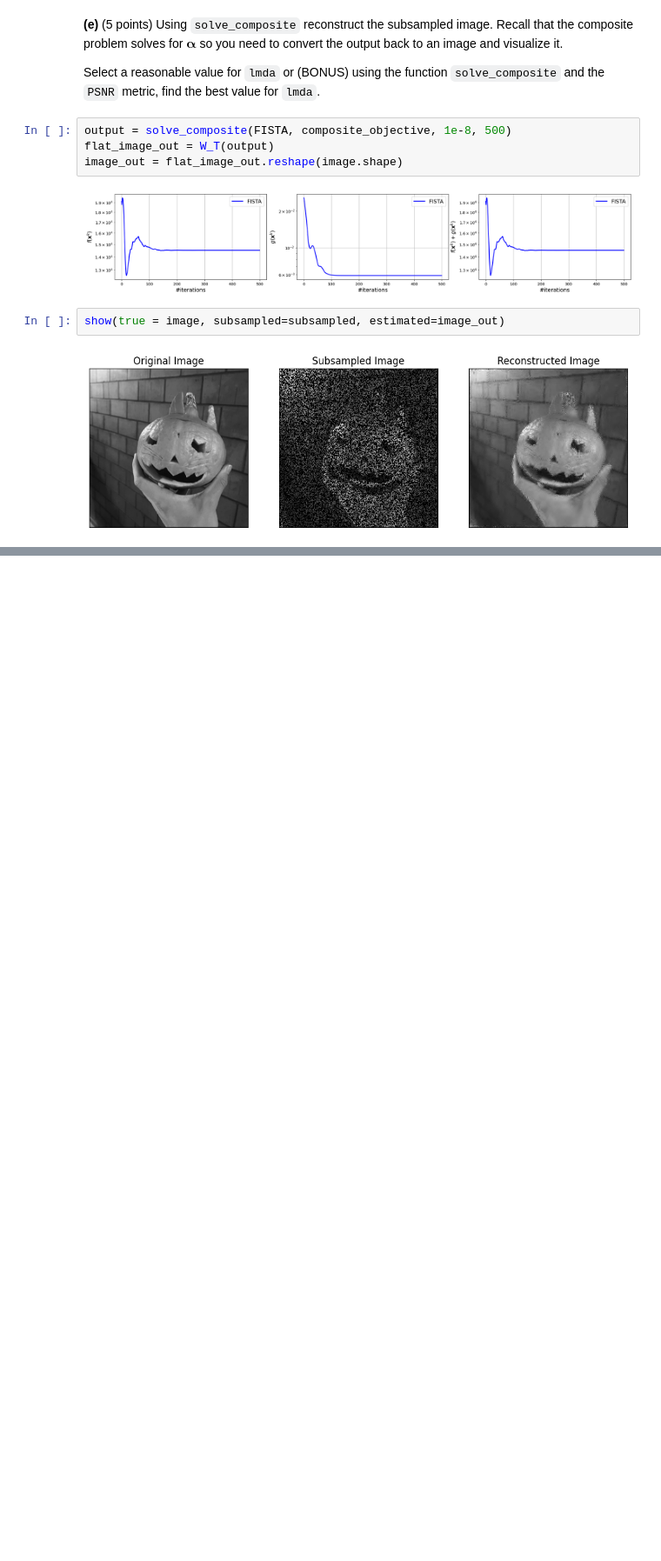
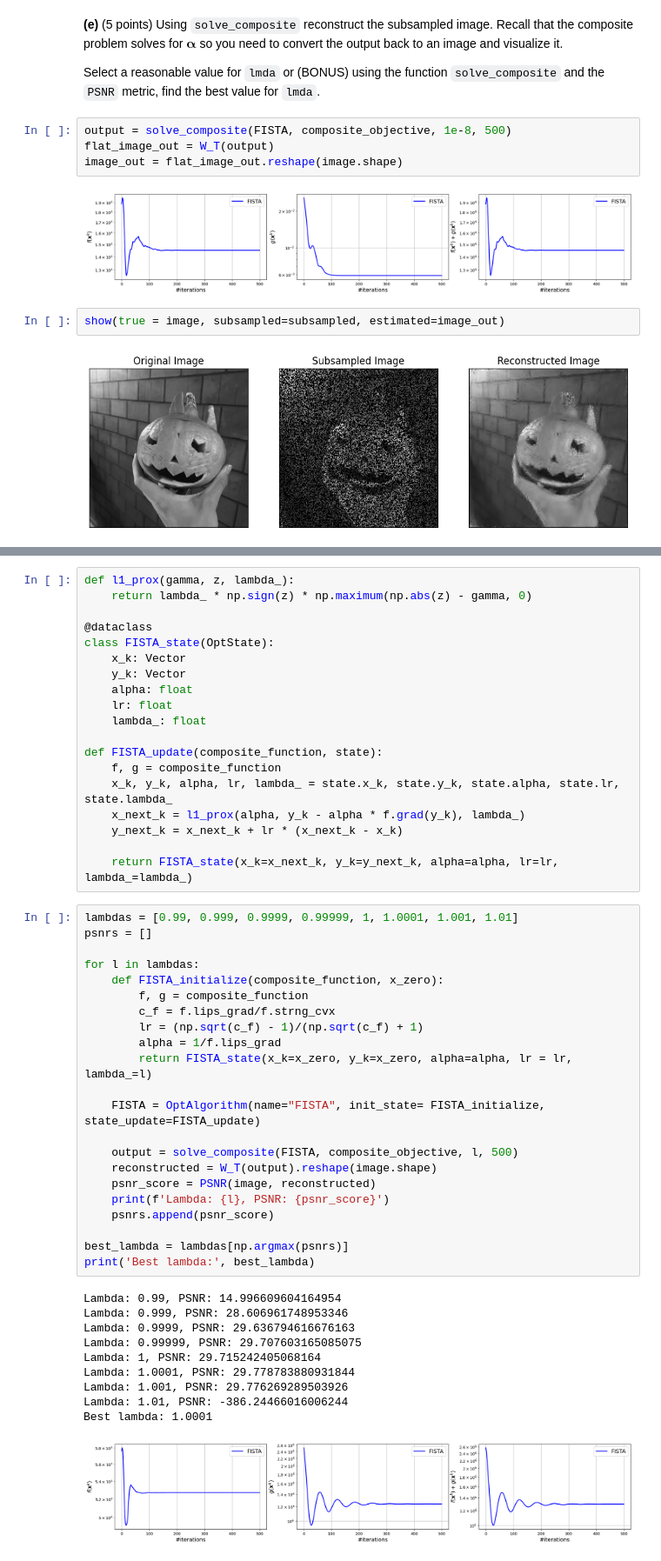
Before and after one commit to CarlOwOs/ee556-hw1, a Jupyter notebook: Part 4 - Proximal methods.ipynb, the cells around one changed output, grey strips where cells are left out. Shown at 87% size. Drawn from its saved outputs; the diff is of its cells as text; blank space fills up the shorter version.

Commit message:
Part 4: Added search of lambda argmax PSNR

```diff
--- a/Part 4 - Proximal methods.ipynb
+++ b/Part 4 - Proximal methods.ipynb
@@ -368,0 +347,52 @@ np.float64(0.0001)
+# %%
+def l1_prox(gamma, z, lambda_):
+    return lambda_ * np.sign(z) * np.maximum(np.abs(z) - gamma, 0)
+
+@dataclass
+class FISTA_state(OptState):
+    x_k: Vector
+    y_k: Vector
+    alpha: float
+    lr: float
+    lambda_: float
+
+def FISTA_update(composite_function, state):
+    f, g = composite_function
+    x_k, y_k, alpha, lr, lambda_ = state.x_k, state.y_k, state.alpha, state.lr, state.lambda_
+    x_next_k = l1_prox(alpha, y_k - alpha * f.grad(y_k), lambda_)
+    y_next_k = x_next_k + lr * (x_next_k - x_k)
+
+    return FISTA_state(x_k=x_next_k, y_k=y_next_k, alpha=alpha, lr=lr, lambda_=lambda_)
+# %%
+lambdas = [0.99, 0.999, 0.9999, 0.99999, 1, 1.0001, 1.001, 1.01]
+psnrs = []
+
+for l in lambdas:
+    def FISTA_initialize(composite_function, x_zero):
+        f, g = composite_function
+        c_f = f.lips_grad/f.strng_cvx
+        lr = (np.sqrt(c_f) - 1)/(np.sqrt(c_f) + 1)
+        alpha = 1/f.lips_grad
+        return FISTA_state(x_k=x_zero, y_k=x_zero, alpha=alpha, lr = lr, lambda_=l)
+
+    FISTA = OptAlgorithm(name="FISTA", init_state= FISTA_initialize, state_update=FISTA_update)
+
+    output = solve_composite(FISTA, composite_objective, l, 500)
+    reconstructed = W_T(output).reshape(image.shape)
+    psnr_score = PSNR(image, reconstructed)
+    print(f'Lambda: {l}, PSNR: {psnr_score}')
+    psnrs.append(psnr_score)
+
+best_lambda = lambdas[np.argmax(psnrs)]
+print('Best lambda:', best_lambda)
+# %% [output]
+Lambda: 0.99, PSNR: 14.996609604164954
+Lambda: 0.999, PSNR: 28.606961748953346
+Lambda: 0.9999, PSNR: 29.636794616676163
+Lambda: 0.99999, PSNR: 29.707603165085075
+Lambda: 1, PSNR: 29.715242405068164
+Lambda: 1.0001, PSNR: 29.778783880931844
+Lambda: 1.001, PSNR: 29.776269289503926
+Lambda: 1.01, PSNR: -386.24466016006244
+Best lambda: 1.0001
+[figure, added]
```
Also changed, not shown: parts of 4 cells of this notebook, 1 other file.
